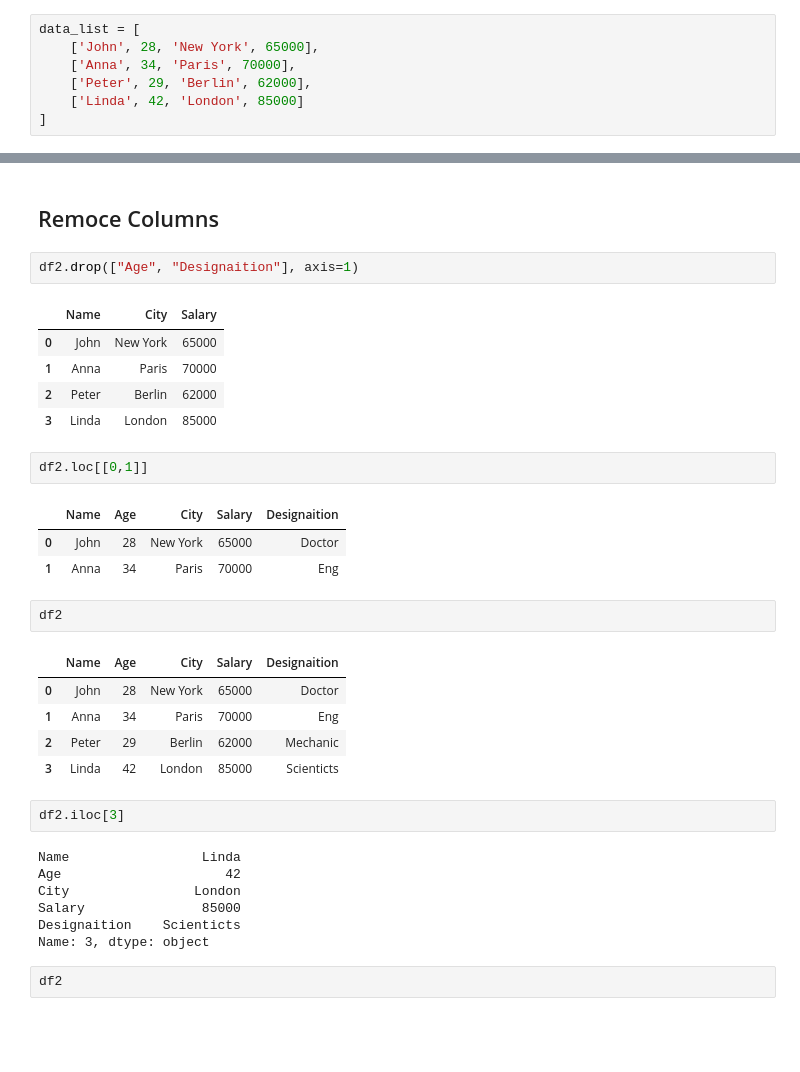
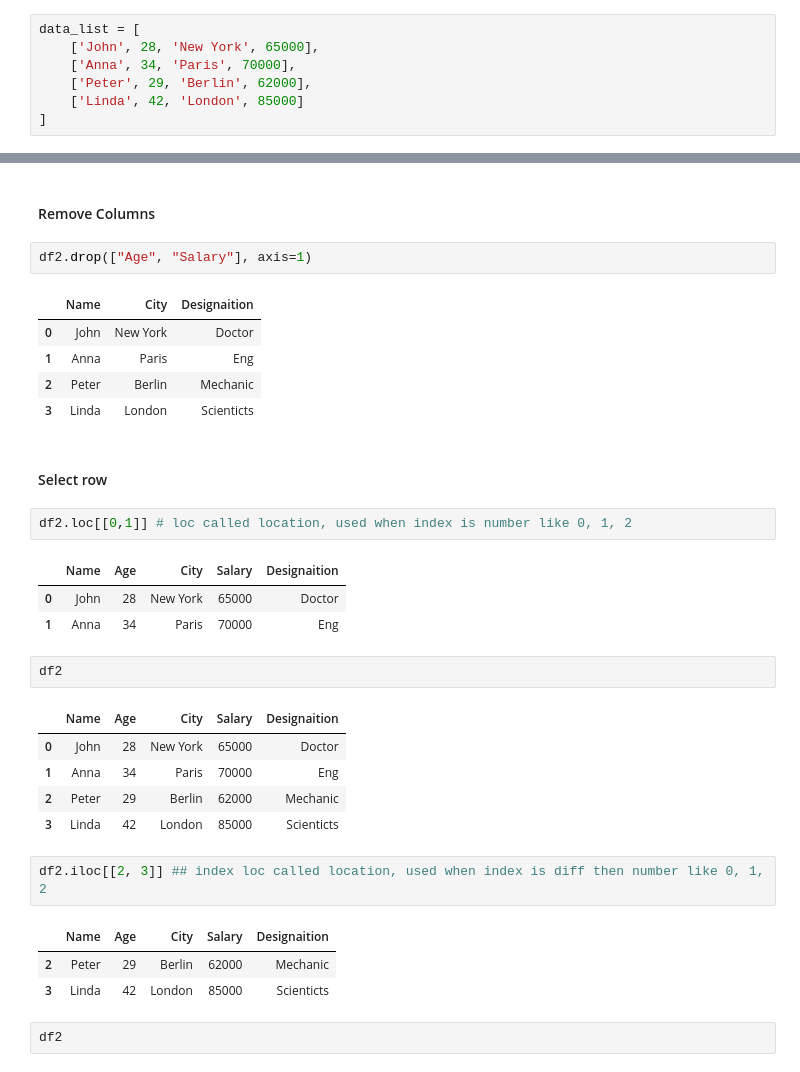
Before and after one commit to sunny-bhakta/Pandas, a Jupyter notebook: 02_DataFrames.ipynb, the cells around one changed output, grey strips where cells are left out. Saved outputs shown, nothing was run; the diff lists cells and outputs as text; blank space fills up the shorter version.

```diff
--- a/02_DataFrames.ipynb
+++ b/02_DataFrames.ipynb
@@ -93,36 +107,35 @@ df2
 # %% [markdown]
-## Remoce Columns
+#### Remove Columns
 # %%
-df2.drop(["Age", "Designaition"], axis=1)
+df2.drop(["Age", "Salary"], axis=1)
 # %% [output]
-|  | Name | City | Salary |
-| 0 | John | New York | 65000 |
-| 1 | Anna | Paris | 70000 |
-| 2 | Peter | Berlin | 62000 |
-| 3 | Linda | London | 85000 |
+|  | Name | City | Designaition |
+| 0 | John | New York | Doctor |
+| 1 | Anna | Paris | Eng |
+| 2 | Peter | Berlin | Mechanic |
+| 3 | Linda | London | Scienticts |
+# %% [markdown]
+#### Select row
 # %%
-df2.loc[[0,1]]
+df2.loc[[0,1]] # loc called location, used when index is number like 0, 1, 2
 # %% [output]
 |  | Name | Age | City | Salary | Designaition |
 | 0 | John | 28 | New York | 65000 | Doctor |
 | 1 | Anna | 34 | Paris | 70000 | Eng |
-# %%
-df2
-# %% [output]
-|  | Name | Age | City | Salary | Designaition |
-| 0 | John | 28 | New York | 65000 | Doctor |
-| 1 | Anna | 34 | Paris | 70000 | Eng |
-| 2 | Peter | 29 | Berlin | 62000 | Mechanic |
-| 3 | Linda | 42 | London | 85000 | Scienticts |
+# %%
+df2
+# %% [output]
+|  | Name | Age | City | Salary | Designaition |
+| 0 | John | 28 | New York | 65000 | Doctor |
+| 1 | Anna | 34 | Paris | 70000 | Eng |
+| 2 | Peter | 29 | Berlin | 62000 | Mechanic |
+| 3 | Linda | 42 | London | 85000 | Scienticts |
 # %%
-df2.iloc[3]
+df2.iloc[[2, 3]] ## index loc called location, used when index is diff then number like 0, 1, 2
 # %% [output]
-Name                 Linda
-Age                     42
-City                London
-Salary               85000
-Designaition    Scienticts
-Name: 3, dtype: object
+|  | Name | Age | City | Salary | Designaition |
+| 2 | Peter | 29 | Berlin | 62000 | Mechanic |
+| 3 | Linda | 42 | London | 85000 | Scienticts |
 # %%
 df2
 # %% [output]
```
Also changed, not shown: parts of 24 cells of this notebook.
